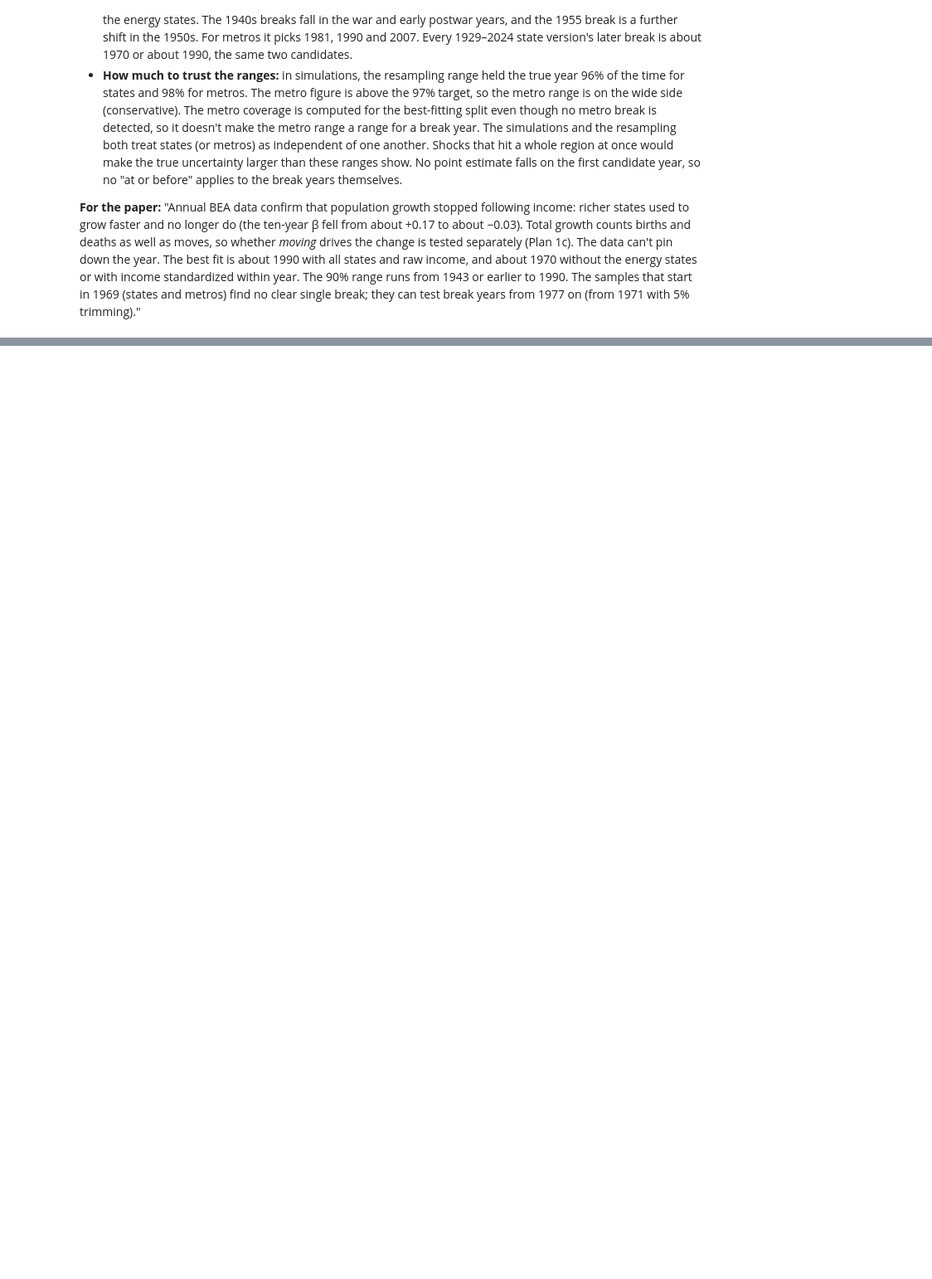
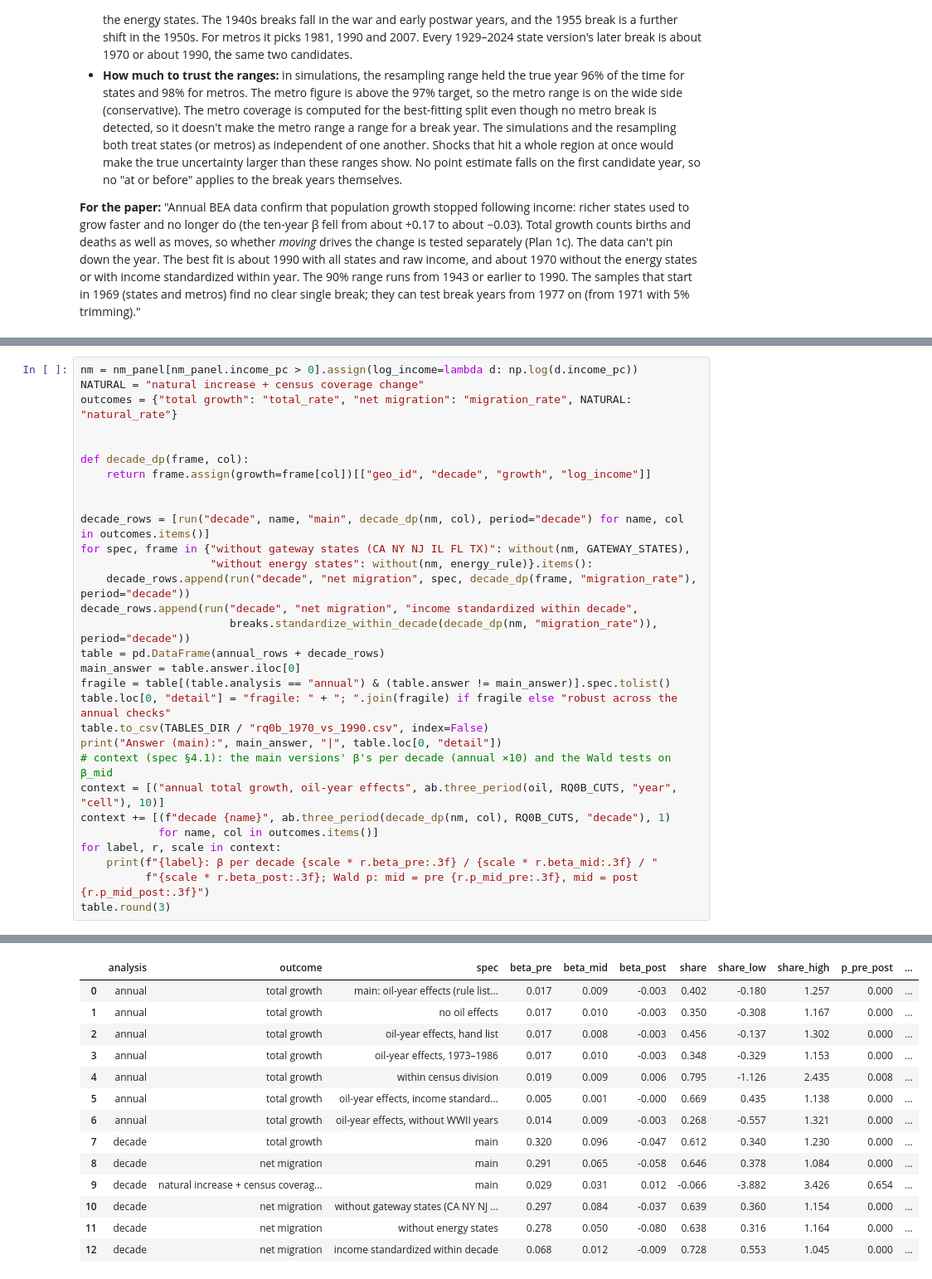
Before and after one commit to dime35/us-housing-crisis-analysis, a Jupyter notebook: notebooks/1.1-lr-us-structural-break.ipynb, the cells around one changed output, grey strips where cells are left out. Shown at 83% size. Drawn from its saved outputs; the diff is of its cells as text; blank space fills up the shorter version.

```diff
--- a/notebooks/1.1-lr-us-structural-break.ipynb
+++ b/notebooks/1.1-lr-us-structural-break.ipynb
@@ -308,0 +397,31 @@ PosixPath('/Users/lrubin/Documents/code/US Housing Crisis Analysis/reports/figur
+# %%
+nm = nm_panel[nm_panel.income_pc > 0].assign(log_income=lambda d: np.log(d.income_pc))
+NATURAL = "natural increase + census coverage change"
+outcomes = {"total growth": "total_rate", "net migration": "migration_rate", NATURAL: "natural_rate"}
+
+
+def decade_dp(frame, col):
+    return frame.assign(growth=frame[col])[["geo_id", "decade", "growth", "log_income"]]
+
+
+decade_rows = [run("decade", name, "main", decade_dp(nm, col), period="decade") for name, col in outcomes.items()]
+for spec, frame in {"without gateway states (CA NY NJ IL FL TX)": without(nm, GATEWAY_STATES),
+                    "without energy states": without(nm, energy_rule)}.items():
+    decade_rows.append(run("decade", "net migration", spec, decade_dp(frame, "migration_rate"), period="decade"))
+decade_rows.append(run("decade", "net migration", "income standardized within decade",
+                       breaks.standardize_within_decade(decade_dp(nm, "migration_rate")), period="decade"))
+table = pd.DataFrame(annual_rows + decade_rows)
+main_answer = table.answer.iloc[0]
+fragile = table[(table.analysis == "annual") & (table.answer != main_answer)].spec.tolist()
+table.loc[0, "detail"] = "fragile: " + "; ".join(fragile) if fragile else "robust across the annual checks"
+table.to_csv(TABLES_DIR / "rq0b_1970_vs_1990.csv", index=False)
+print("Answer (main):", main_answer, "|", table.loc[0, "detail"])
+# context (spec §4.1): the main versions' β's per decade (annual ×10) and the Wald tests on β_mid
+context = [("annual total growth, oil-year effects", ab.three_period(oil, RQ0B_CUTS, "year", "cell"), 10)]
+context += [(f"decade {name}", ab.three_period(decade_dp(nm, col), RQ0B_CUTS, "decade"), 1)
+            for name, col in outcomes.items()]
+for label, r, scale in context:
+    print(f"{label}: β per decade {scale * r.beta_pre:.3f} / {scale * r.beta_mid:.3f} / "
+          f"{scale * r.beta_post:.3f}; Wald p: mid = pre {r.p_mid_pre:.3f}, mid = post {r.p_mid_post:.3f}")
+table.round(3)
+# %% [output]
@@ -308,0 +433,14 @@ PosixPath('/Users/lrubin/Documents/code/US Housing Crisis Analysis/reports/figur
+|  | analysis | outcome | spec | beta_pre | beta_mid | beta_post | share | share_low | share_high | p_pre_post | ... |
+| 0 | annual | total growth | main: oil-year effects (rule list... | 0.017 | 0.009 | -0.003 | 0.402 | -0.180 | 1.257 | 0.000 | ... |
+| 1 | annual | total growth | no oil effects | 0.017 | 0.010 | -0.003 | 0.350 | -0.308 | 1.167 | 0.000 | ... |
+| 2 | annual | total growth | oil-year effects, hand list | 0.017 | 0.008 | -0.003 | 0.456 | -0.137 | 1.302 | 0.000 | ... |
+| 3 | annual | total growth | oil-year effects, 1973–1986 | 0.017 | 0.010 | -0.003 | 0.348 | -0.329 | 1.153 | 0.000 | ... |
+| 4 | annual | total growth | within census division | 0.019 | 0.009 | 0.006 | 0.795 | -1.126 | 2.435 | 0.008 | ... |
+| 5 | annual | total growth | oil-year effects, income standard... | 0.005 | 0.001 | -0.000 | 0.669 | 0.435 | 1.138 | 0.000 | ... |
+| 6 | annual | total growth | oil-year effects, without WWII years | 0.014 | 0.009 | -0.003 | 0.268 | -0.557 | 1.321 | 0.000 | ... |
+| 7 | decade | total growth | main | 0.320 | 0.096 | -0.047 | 0.612 | 0.340 | 1.230 | 0.000 | ... |
+| 8 | decade | net migration | main | 0.291 | 0.065 | -0.058 | 0.646 | 0.378 | 1.084 | 0.000 | ... |
+| 9 | decade | natural increase + census coverag... | main | 0.029 | 0.031 | 0.012 | -0.066 | -3.882 | 3.426 | 0.654 | ... |
+| 10 | decade | net migration | without gateway states (CA NY NJ ... | 0.297 | 0.084 | -0.037 | 0.639 | 0.360 | 1.154 | 0.000 | ... |
+| 11 | decade | net migration | without energy states | 0.278 | 0.050 | -0.080 | 0.638 | 0.316 | 1.164 | 0.000 | ... |
+| 12 | decade | net migration | income standardized within decade | 0.068 | 0.012 | -0.009 | 0.728 | 0.553 | 1.045 | 0.000 | ... |
```
Also changed, not shown: parts of 10 cells of this notebook, 7 other files.
